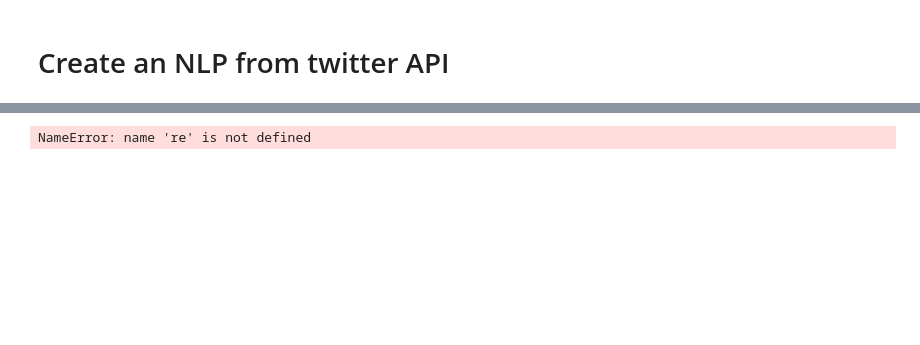
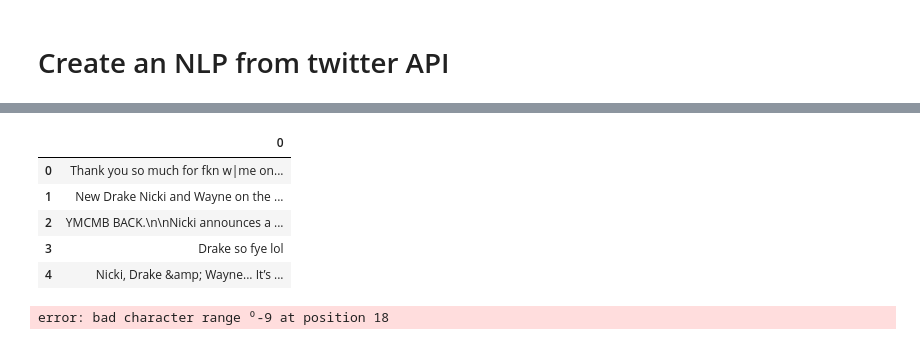
Before and after one commit to Harsh-2420/spotify, a Jupyter notebook: code/jupyter/twitter.ipynb, the cells around one changed output, grey strips where cells are left out. Saved outputs shown, nothing was run; the diff lists cells and outputs as text; code cells hidden in the pictures; blank space fills up the shorter version.

```diff
--- a/code/jupyter/twitter.ipynb
+++ b/code/jupyter/twitter.ipynb
@@ -212,12 +231,21 @@ tweet_list.drop_duplicates(inplace = True)
+# %%
+tweet_list
+# %% [output]
+|  | 0 |
+| 0 | Thank you so much for fkn w|me on... |
+| 1 | New Drake Nicki and Wayne on the ... |
+| 2 | YMCMB BACK.\n\nNicki announces a ... |
+| 3 | Drake so fye lol |
+| 4 | Nicki, Drake &amp; Wayne... It’s ... |
 # %%
-#Creating new dataframe and new features
-tw_list = pd.DataFrame(tweet_list)
-tw_list["text"] = tw_list[0]
-#Removing RT, Punctuation etc
-remove_rt = lambda x: re.sub('RT @\w+: '," ",x)
-rt = lambda x: re.sub("(@[A-Za-z0–9]+)|([⁰-9A-Za-z \t])|(\w+:\/\/\S+)"," ",x)
-tw_list["text"] = tw_list.text.map(remove_rt).map(rt)
-tw_list["text"] = tw_list.text.str.lower()
-tw_list.head(10)
+# #Creating new dataframe and new features
+# tw_list = pd.DataFrame(tweet_list)
+# tw_list["text"] = tw_list[0]
+# #Removing RT, Punctuation etc
+# remove_rt = lambda x: re.sub('RT @\w+: '," ",x)
+# rt = lambda x: re.sub("(@[A-Za-z0–9]+)|([⁰-9A-Za-z \t])|(\w+:\/\/\S+)"," ",x)
+# tw_list["text"] = tw_list.text.map(remove_rt).map(rt)
+# tw_list["text"] = tw_list.text.str.lower()
+# tw_list.head(10)
 # %% [output]
-NameError: name 're' is not defined
+error: bad character range ⁰-9 at position 18
```
Also changed, not shown: parts of 4 cells of this notebook.
